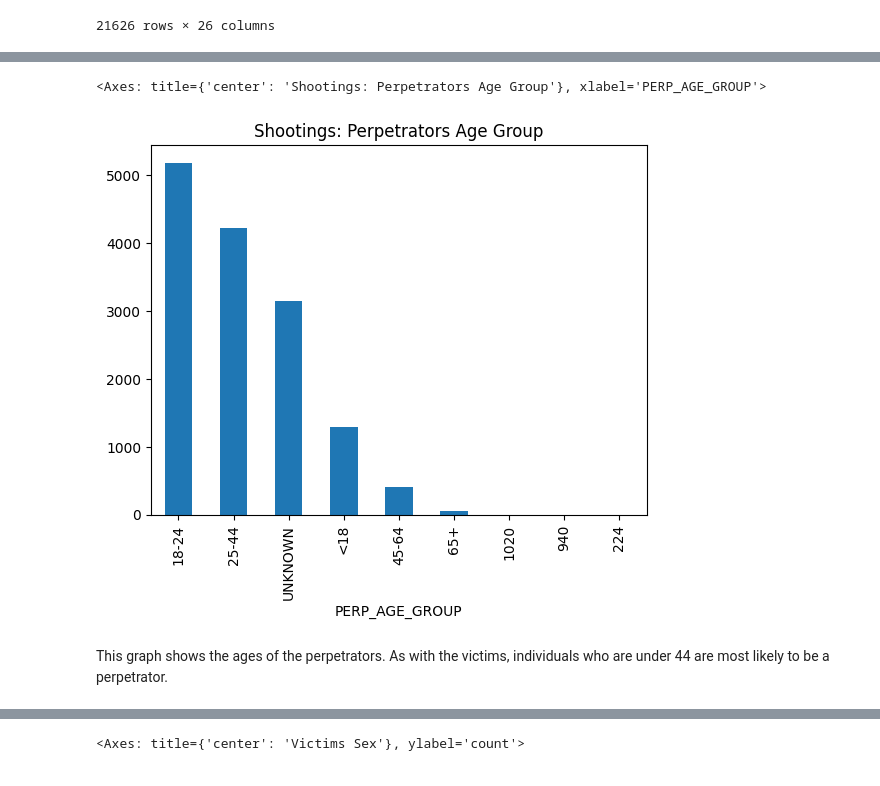
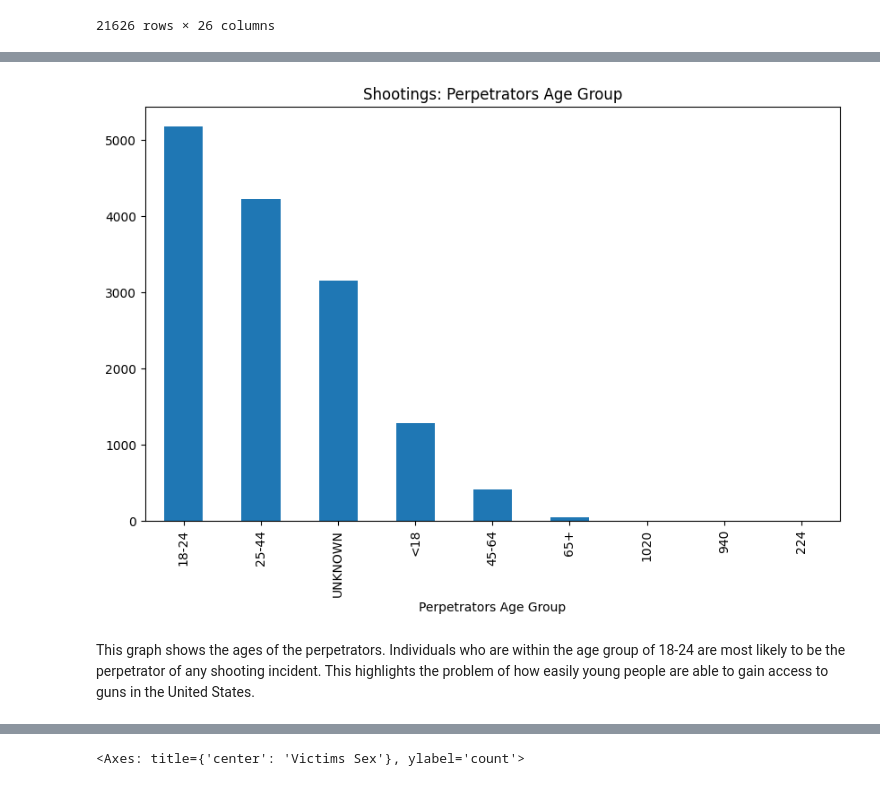
Before and after one commit to ENGL-3844-Writing-with-LLMs/Group-4-NYC-Crimes, a Jupyter notebook: eda.ipynb, the cells around one changed output, grey strips where cells are left out. Cells and saved outputs as stored; diff of their text form; code cells hidden in the pictures.

```diff
--- a/models/eda.ipynb
+++ b/eda.ipynb
@@ -7,3 +5,7 @@ ds = pd.read_csv('../NYPD_Shooting_Incident_Data__Historic_.csv')
+# %%
+file_path = r'C:\Users\B.N.Singh\Documents\GitHub\Group-4-NYC-Crimes\NYPD_Shooting_Incident_Data__Historic_.csv'
+
+ds = pd.read_csv(file_path)
 # %%
 ds['date'] = pd.to_datetime(ds['OCCUR_DATE'])
 ds['year'] = ds['date'].dt.year
@@ -52,8 +62,10 @@ This graph shows us the victim's age groups. From this graph, we can tell that i
 # %%
+plt.figure(figsize=(10, 6))
 ds['PERP_AGE_GROUP'].value_counts()[:10].plot(kind='bar', title='Shootings: Perpetrators Age Group')
+plt.xlabel('Perpetrators Age Group')
+plt.show()
 # %% [output]
-<Axes: title={'center': 'Shootings: Perpetrators Age Group'}, xlabel='PERP_AGE_GROUP'>
-[figure, old version]
+[figure, new version]
-# %% [markdown]
-This graph shows the ages of the perpetrators. As with the victims, individuals who are under 44 are most likely to be a perpetrator.
+# %% [markdown]
+This graph shows the ages of the perpetrators. Individuals who are within the age group of 18-24 are most likely to be the perpetrator of any shooting incident. This highlights the problem of how easily young people are able to gain access to guns in the United States.
 # %%
```
Also changed, not shown: parts of 26 cells of this notebook, 2 other files.
